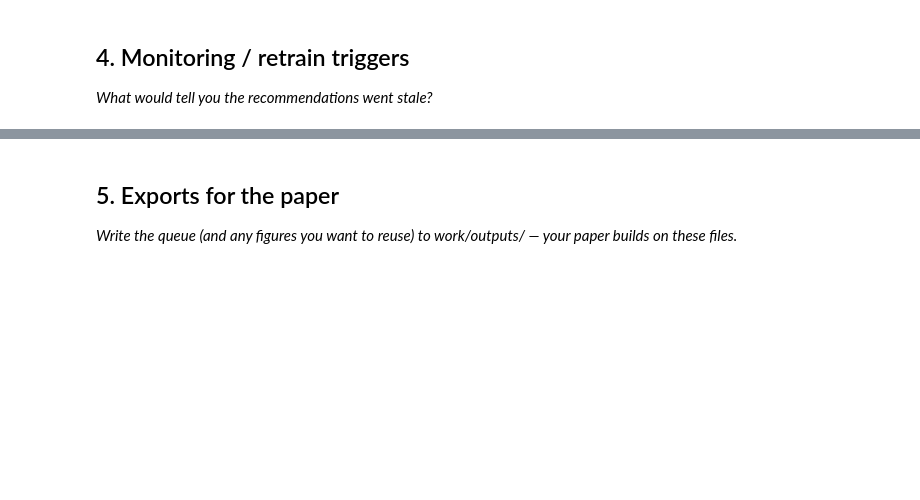
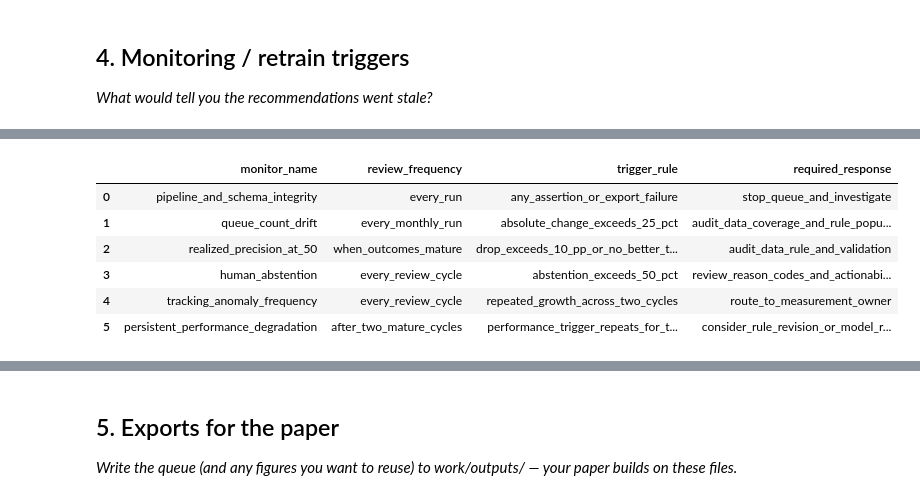
Before and after one commit to ahmedfurqan1/FlyRank-MachineLearning, a Jupyter notebook: work/notebooks/w07_action_playbook.ipynb, the cells around one changed output, grey strips where cells are left out. Saved outputs shown, nothing was run; the diff lists cells and outputs as text; code cells hidden in the pictures; blank space fills up the shorter version.

```diff
--- a/work/notebooks/w07_action_playbook.ipynb
+++ b/work/notebooks/w07_action_playbook.ipynb
@@ -24,0 +479,88 @@ This skeleton is yours to fill. Work the sections **in order** — each one has
+# %%
+REFERENCE_QUEUE_COUNT = 24012
+QUEUE_COUNT_CHANGE_TRIGGER_PCT = 25.0
+PRECISION_AT_50_DROP_TRIGGER_PP = 10.0
+HUMAN_ABSTENTION_TRIGGER_PCT = 50.0
+PERSISTENCE_TRIGGER_CYCLES_COUNT = 2
+
+queue_count_change_pct = (
+    100.0
+    * abs(len(action_queue) - REFERENCE_QUEUE_COUNT)
+    / REFERENCE_QUEUE_COUNT
+)
+
+monitoring_triggers = pd.DataFrame(
+    [
+        {
+            "monitor_name": "pipeline_and_schema_integrity",
+            "review_frequency": "every_run",
+            "trigger_rule": "any_assertion_or_export_failure",
+            "required_response": "stop_queue_and_investigate",
+        },
+        {
+            "monitor_name": "queue_count_drift",
+            "review_frequency": "every_monthly_run",
+            "trigger_rule": "absolute_change_exceeds_25_pct",
+            "required_response": "audit_data_coverage_and_rule_population",
+        },
+        {
+            "monitor_name": "realized_precision_at_50",
+            "review_frequency": "when_outcomes_mature",
+            "trigger_rule": "drop_exceeds_10_pp_or_no_better_than_base_rate",
+            "required_response": "audit_data_rule_and_validation",
+        },
+        {
+            "monitor_name": "human_abstention",
+            "review_frequency": "every_review_cycle",
+            "trigger_rule": "abstention_exceeds_50_pct",
+            "required_response": "review_reason_codes_and_actionability",
+        },
+        {
+            "monitor_name": "tracking_anomaly_frequency",
+            "review_frequency": "every_review_cycle",
+            "trigger_rule": "repeated_growth_across_two_cycles",
+            "required_response": "route_to_measurement_owner",
+        },
+        {
+            "monitor_name": "persistent_performance_degradation",
+            "review_frequency": "after_two_mature_cycles",
+            "trigger_rule": "performance_trigger_repeats_for_two_cycles",
+            "required_response": "consider_rule_revision_or_model_retraining",
+        },
+    ]
+)
+
+current_queue_monitor = pd.DataFrame(
+    [
+        {
+            "reference_queue_count": REFERENCE_QUEUE_COUNT,
+            "current_queue_count": len(action_queue),
+            "queue_count_change_pct": queue_count_change_pct,
+            "queue_count_change_trigger_pct": QUEUE_COUNT_CHANGE_TRIGGER_PCT,
+            "is_queue_count_triggered": (
+                queue_count_change_pct > QUEUE_COUNT_CHANGE_TRIGGER_PCT
+            ),
+            "is_sealed_test_month_excluded": (
+                SEALED_TEST_MONTH not in LOADED_MONTHS
+            ),
+            "performance_monitor_status": "not_yet_observed",
+            "human_review_monitor_status": "not_yet_observed",
+        }
+    ]
+)
+
+assert current_queue_monitor["is_queue_count_triggered"].eq(False).all()
+assert current_queue_monitor["is_sealed_test_month_excluded"].all()
+assert current_queue_monitor["performance_monitor_status"].eq(
+    "not_yet_observed"
+).all()
+assert current_queue_monitor["human_review_monitor_status"].eq(
+    "not_yet_observed"
+).all()
+
+print("Monitoring and retrain triggers")
+display(monitoring_triggers)
+
+print("Checks available in the current run")
+display(current_queue_monitor.round(2))
+# %% [output]
@@ -24,0 +568,7 @@ This skeleton is yours to fill. Work the sections **in order** — each one has
+|  | monitor_name | review_frequency | trigger_rule | required_response |
+| 0 | pipeline_and_schema_integrity | every_run | any_assertion_or_export_failure | stop_queue_and_investigate |
+| 1 | queue_count_drift | every_monthly_run | absolute_change_exceeds_25_pct | audit_data_coverage_and_rule_popu... |
+| 2 | realized_precision_at_50 | when_outcomes_mature | drop_exceeds_10_pp_or_no_better_t... | audit_data_rule_and_validation |
+| 3 | human_abstention | every_review_cycle | abstention_exceeds_50_pct | review_reason_codes_and_actionabi... |
+| 4 | tracking_anomaly_frequency | every_review_cycle | repeated_growth_across_two_cycles | route_to_measurement_owner |
+| 5 | persistent_performance_degradation | after_two_mature_cycles | performance_trigger_repeats_for_t... | consider_rule_revision_or_model_r... |
```
Also changed, not shown: parts of 13 cells of this notebook.
